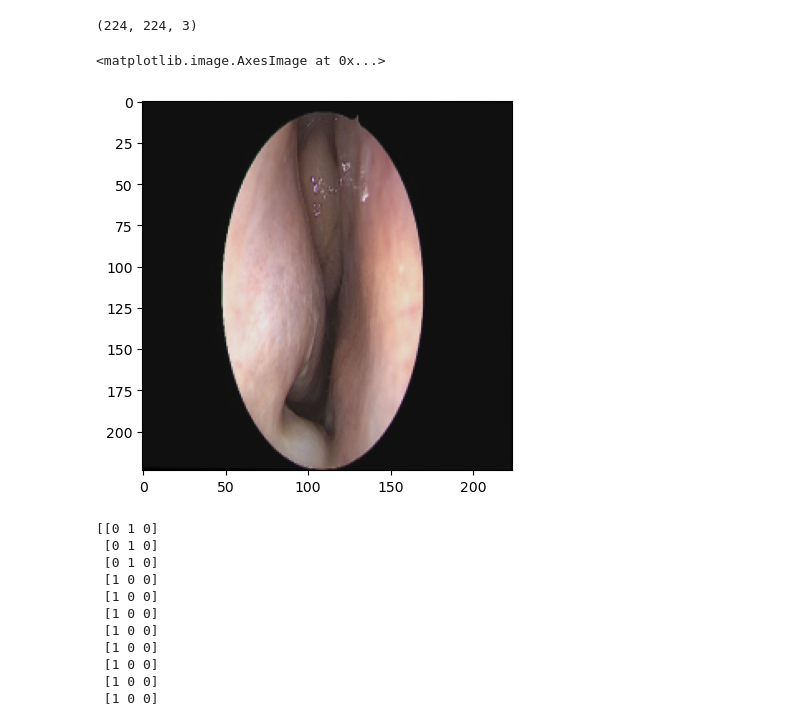
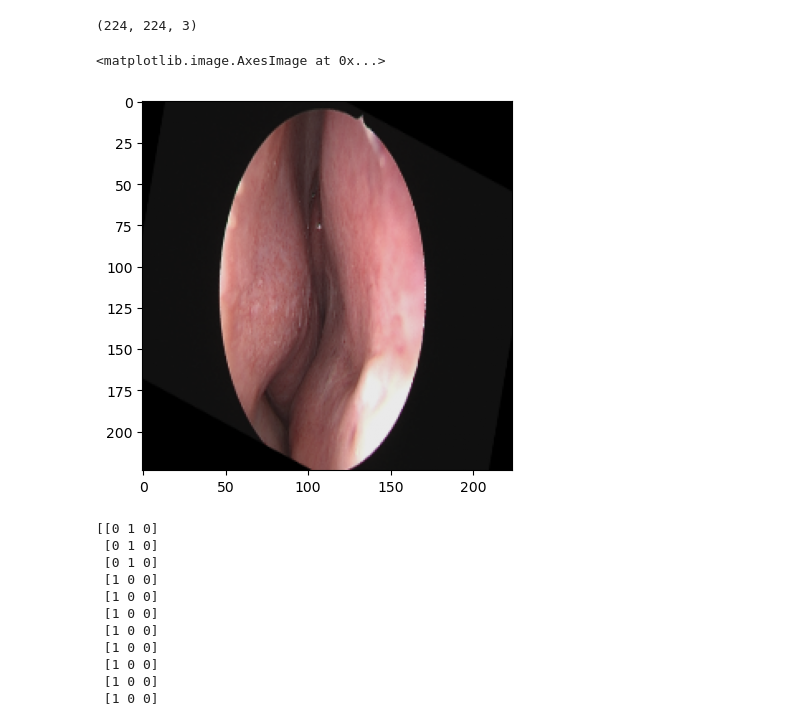
Before and after one commit to bluesaiyancodes/Allergic-Rhinitis, a Jupyter notebook: allergicRhinitis.ipynb, the cells around one changed output. Saved outputs shown, nothing was run; the diff lists cells and outputs as text; code cells hidden in the pictures.

```diff
--- a/allergicRhinitis.ipynb
+++ b/allergicRhinitis.ipynb
@@ -142,10 +142,10 @@ data[0].shape
 # %% [output]
 (224, 224, 3)
 # %%
-plt.imshow(data[1])
+plt.imshow(data[19])
 # %% [output]
 <matplotlib.image.AxesImage at 0x...>
-[figure, old version]
+[figure, new version]
 # %%
 # Perform the one-hot encoding on the labels
 # 레이블에 대해 원핫 인코딩 수행
```
Also changed, not shown: parts of 6 cells of this notebook, 27 other files.
